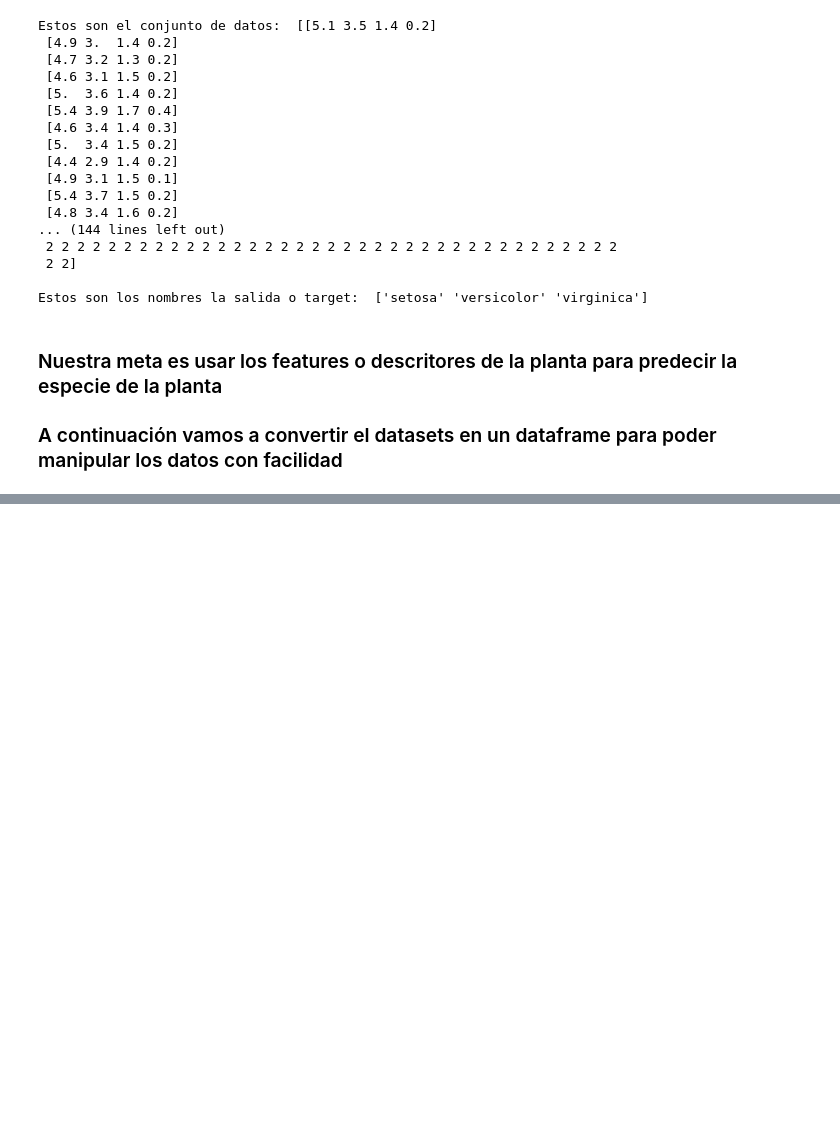
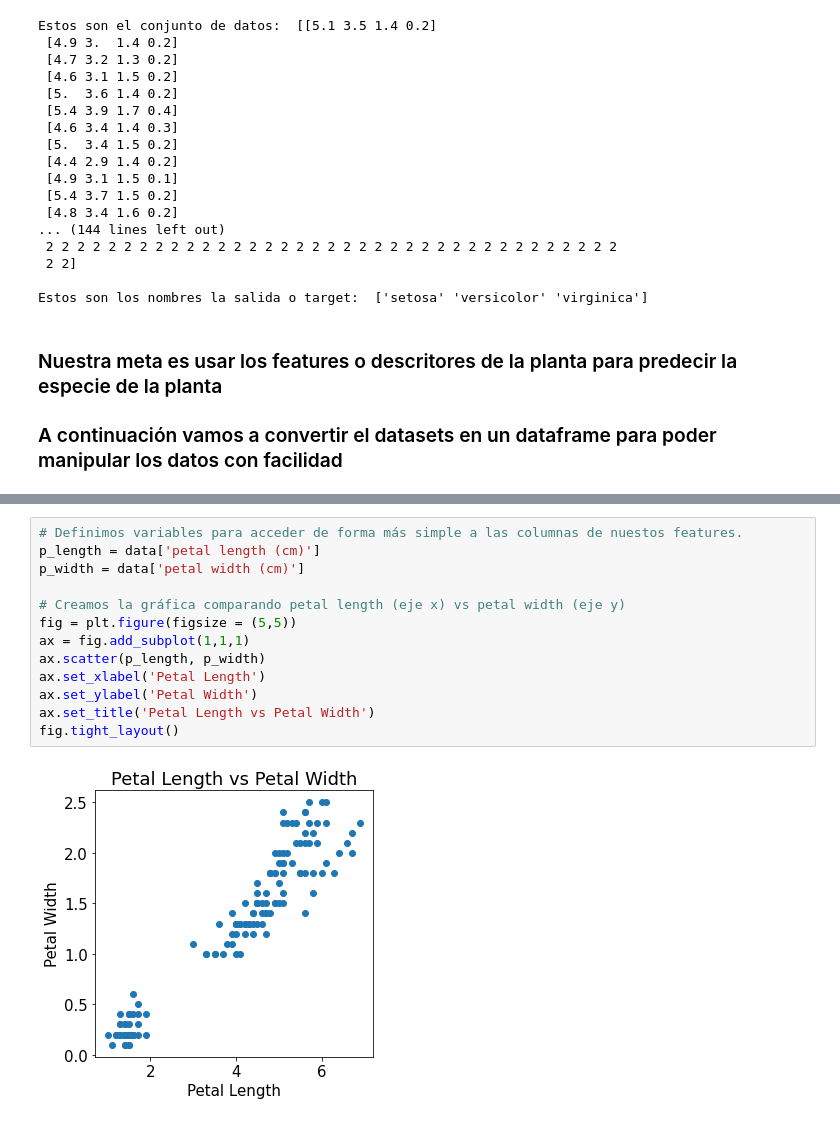
Before and after one commit to RichardSailema/Machine_learning-applied-to-Iris, a Jupyter notebook: Machine-learnig-models-applied-to-Iris_Dataset.ipynb, the cells around one changed output, grey strips where cells are left out. Drawn from its saved outputs; the diff is of its cells as text; blank space fills up the shorter version.

```diff
--- a/Machine-learnig-models-applied-to-Iris_Dataset.ipynb
+++ b/Machine-learnig-models-applied-to-Iris_Dataset.ipynb
@@ -127,0 +159,15 @@ print(data.head())
+# %%
+# Definimos variables para acceder de forma más simple a las columnas de nuestos features.
+p_length = data['petal length (cm)']
+p_width = data['petal width (cm)']
+
+# Creamos la gráfica comparando petal length (eje x) vs petal width (eje y)
+fig = plt.figure(figsize = (5,5))
+ax = fig.add_subplot(1,1,1)
+ax.scatter(p_length, p_width)
+ax.set_xlabel('Petal Length')
+ax.set_ylabel('Petal Width')
+ax.set_title('Petal Length vs Petal Width')
+fig.tight_layout()
+# %% [output]
+[figure, added]
```
Also changed, not shown: parts of 13 cells of this notebook.
